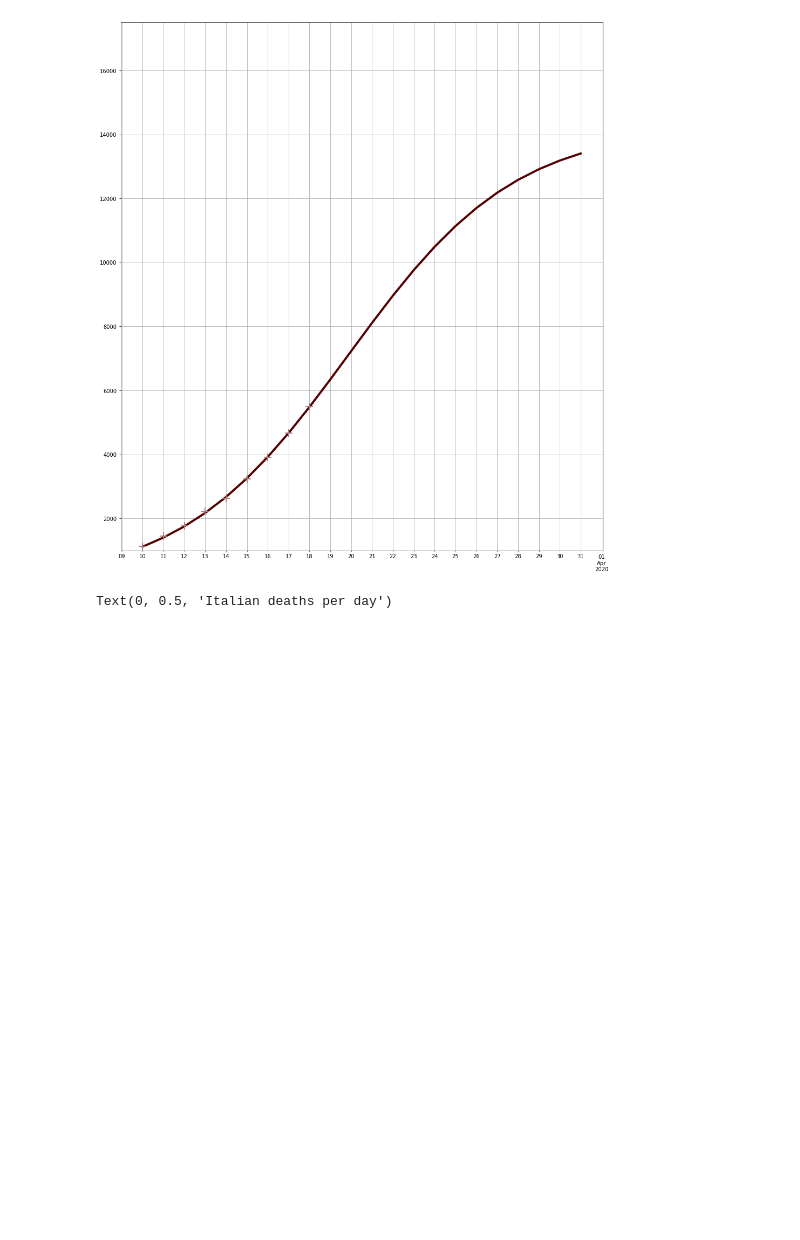
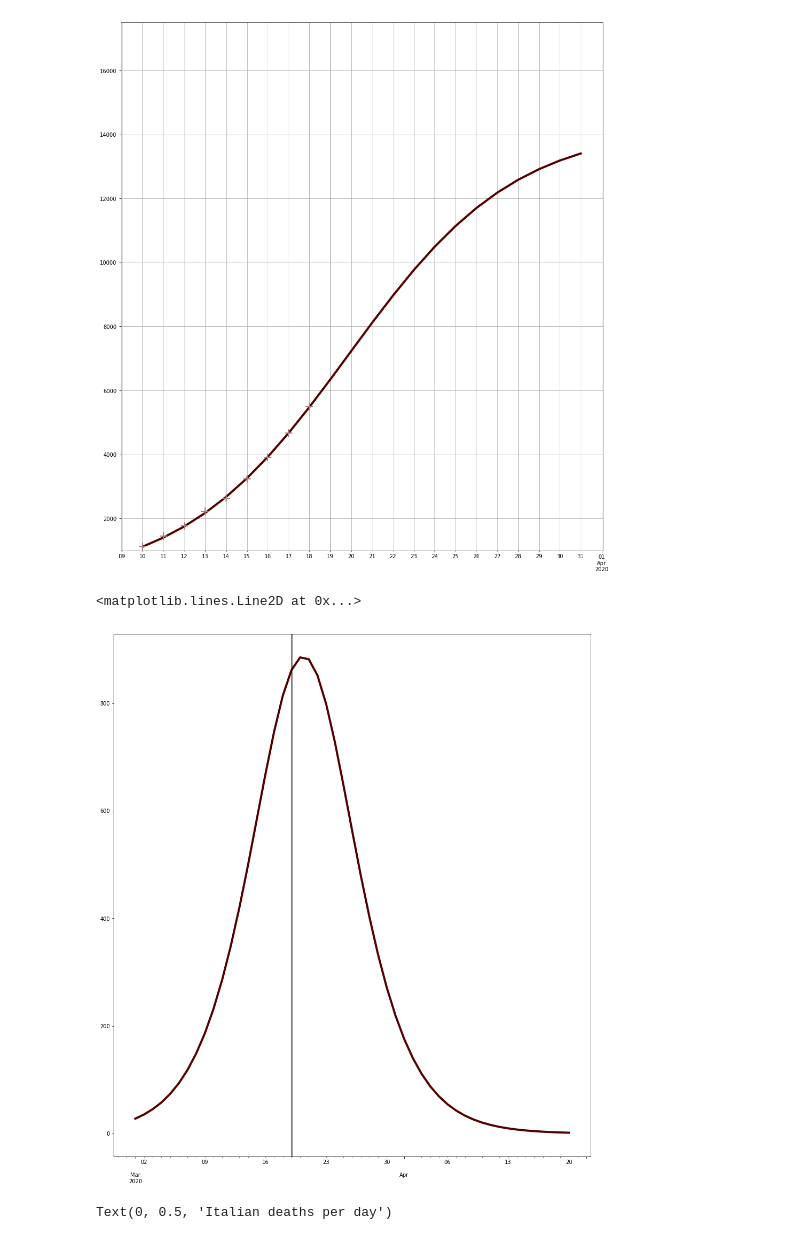
Before and after one commit to djhume/COVID-19, a Jupyter notebook: COVID-19.ipynb, the cells around one changed output. Drawn from its saved outputs; the diff is of its cells as text; code cells hidden in the pictures; blank space fills up the shorter version.

```diff
--- a/COVID-19.ipynb
+++ b/COVID-19.ipynb
@@ -442,6 +453,14 @@ Passing one of 'on', 'true', 'off', 'false' as a boolean is deprecated; use an a
   warn_deprecated("2.2", "Passing one of 'on', 'true', 'off', 'false' as a "
 (1000, 17500)
 [figure]
+# %%
+fig = plt.figure(1, figsize=[16,18])
+ax = fig.add_subplot(111)
+fs.diff()["2020/3/1": "2020/4/20"].plot(ax=ax, lw=4)
+ax.axvline(datetime.now(), lw=3, color='k', alpha=0.5)
+# %% [output]
+<matplotlib.lines.Line2D at 0x...>
+[figure, added]
 # %%
 # Take a close look at Italy as looks like they are getting closer to the inflection point
 # %%
```
Also changed, not shown: parts of 4 cells of this notebook.
